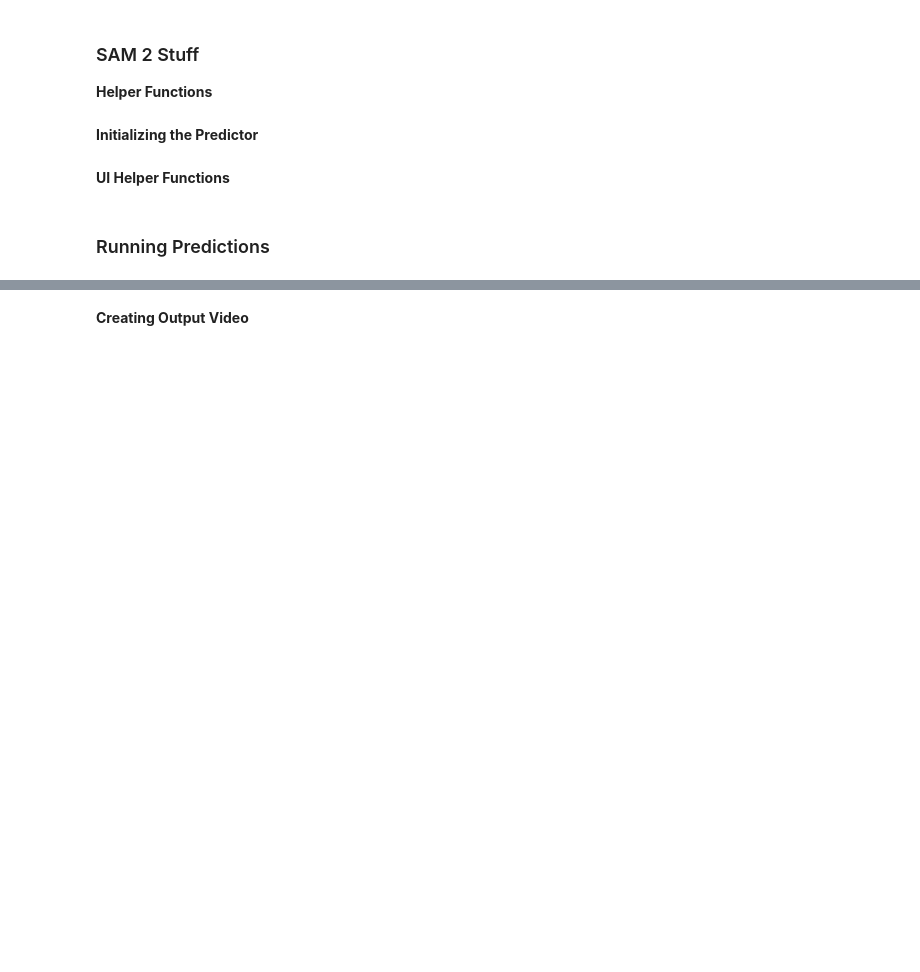
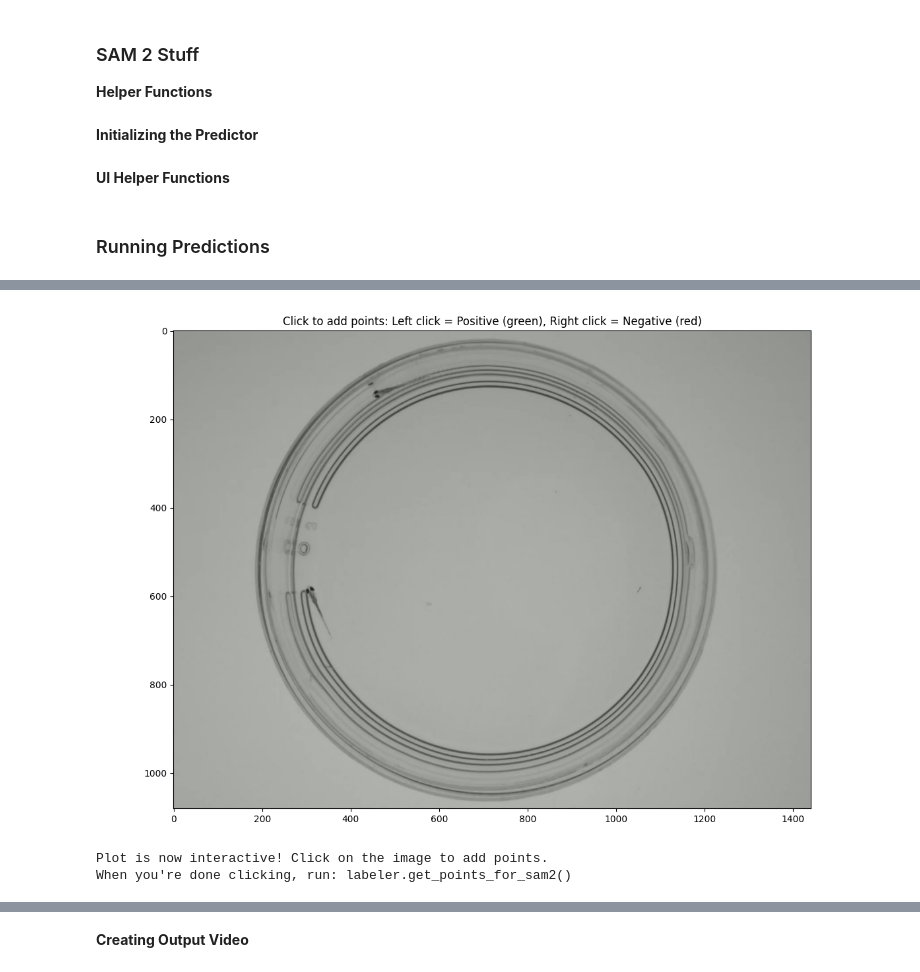
Before and after one commit to jay11256/fsh-cluster, a Jupyter notebook: singleSam2.ipynb, the cells around one changed output, grey strips where cells are left out. Saved outputs shown, nothing was run; the diff lists cells and outputs as text; code cells hidden in the pictures; blank space fills up the shorter version.

```diff
--- a/singleSam2.ipynb
+++ b/singleSam2.ipynb
@@ -19,13 +19,13 @@
 
 **Global Variables**
 # %%
-INPUT_VID_PATH = "./circle002_30s_1.avi"
-JPEGS_DIR_PATH = "./jpegs_dir/" # Must be created ahead before running later code blocks
-OUTPUT_PATH = "./output" # Must be created ahead of time
+INPUT_VID_PATH = "./jason/circle002_30s_1.avi"
+JPEGS_DIR_PATH = "./jason/jpegs_dir/" # Must be created ahead before running later code blocks
+OUTPUT_PATH = "./jason/output" # Must be created ahead of time
 # %% [markdown]
 **Model Selection**
 # %%
-sam2_checkpoint = "../programs/sam2/checkpoints/sam2.1_hiera_large.pt"
+sam2_checkpoint = "./programs/sam2/checkpoints/sam2.1_hiera_large.pt"
 model_cfg = "configs/sam2.1/sam2.1_hiera_l.yaml"
 # %% [markdown]
 ### Imports
@@ -232,4 +370,9 @@ def propagate(vis_frame_stride, display):
 # %%
-add_point(0, 1, [[475, 135]], [1], False)
-add_point(0, 2, [[330, 600]], [1], False)
-vid_seg = propagate(80, True)
+# add the points using interactive selection
+if __name__ == "__main__":
+    disp = True
+    labeler = interactive_labeling_example()
+# %% [output]
+[figure, added]
+Plot is now interactive! Click on the image to add points.
+When you're done clicking, run: labeler.get_points_for_sam2()
```
Also changed, not shown: parts of 13 cells of this notebook.
